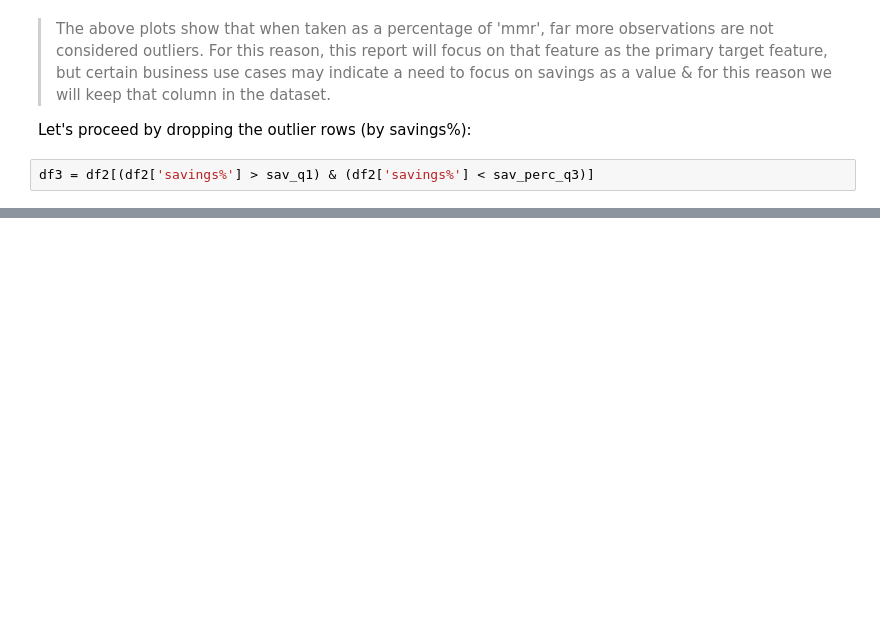
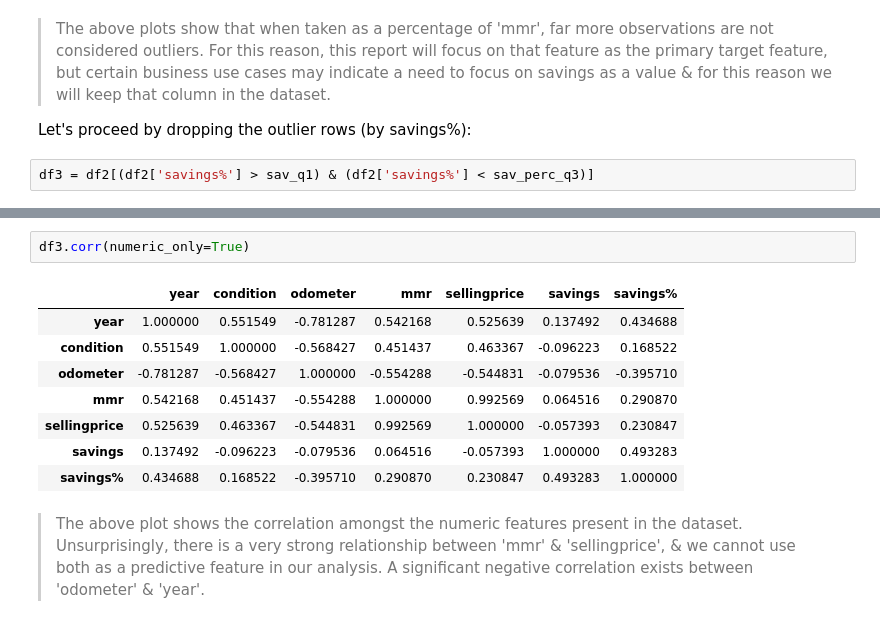
Before and after one commit to terminalcoder/used-car-auction-prices, a Jupyter notebook: notebook.ipynb, the cells around one changed output, grey strips where cells are left out. Saved outputs shown, nothing was run; the diff lists cells and outputs as text; blank space fills up the shorter version.

```diff
--- a/notebook.ipynb
+++ b/notebook.ipynb
@@ -459,0 +483,13 @@ df2.groupby('year')['savings%'].mean().plot(kind='bar')
+# %%
+df3.corr(numeric_only=True)
+# %% [output]
+|  | year | condition | odometer | mmr | sellingprice | savings | savings% |
+| year | 1.000000 | 0.551549 | -0.781287 | 0.542168 | 0.525639 | 0.137492 | 0.434688 |
+| condition | 0.551549 | 1.000000 | -0.568427 | 0.451437 | 0.463367 | -0.096223 | 0.168522 |
+| odometer | -0.781287 | -0.568427 | 1.000000 | -0.554288 | -0.544831 | -0.079536 | -0.395710 |
+| mmr | 0.542168 | 0.451437 | -0.554288 | 1.000000 | 0.992569 | 0.064516 | 0.290870 |
+| sellingprice | 0.525639 | 0.463367 | -0.544831 | 0.992569 | 1.000000 | -0.057393 | 0.230847 |
+| savings | 0.137492 | -0.096223 | -0.079536 | 0.064516 | -0.057393 | 1.000000 | 0.493283 |
+| savings% | 0.434688 | 0.168522 | -0.395710 | 0.290870 | 0.230847 | 0.493283 | 1.000000 |
+# %% [markdown]
+> The above plot shows the correlation amongst the numeric features present in the dataset. Unsurprisingly, there is a very strong relationship between 'mmr' & 'sellingprice', & we cannot use both as a predictive feature in our analysis. A significant  negative correlation exists between 'odometer' & 'year'.
```
Also changed, not shown: parts of 7 cells of this notebook.
